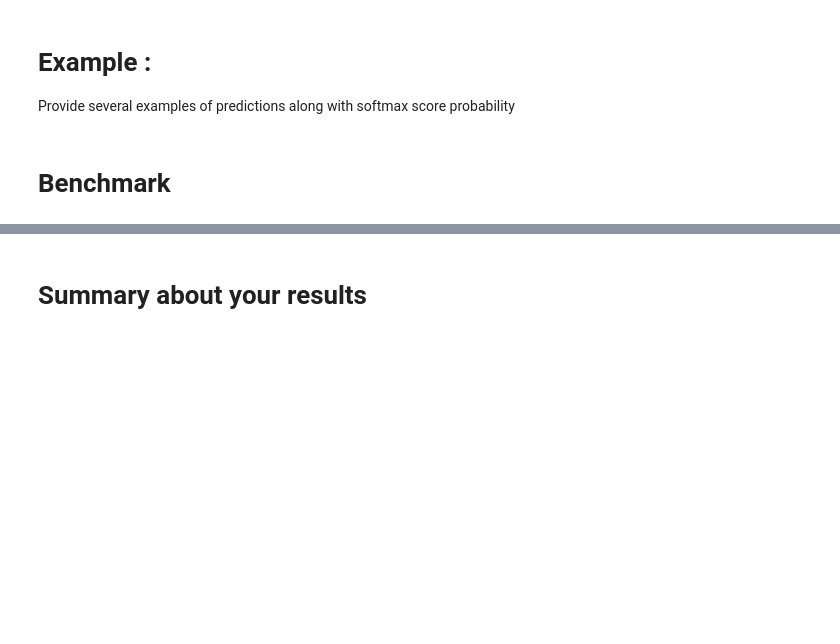
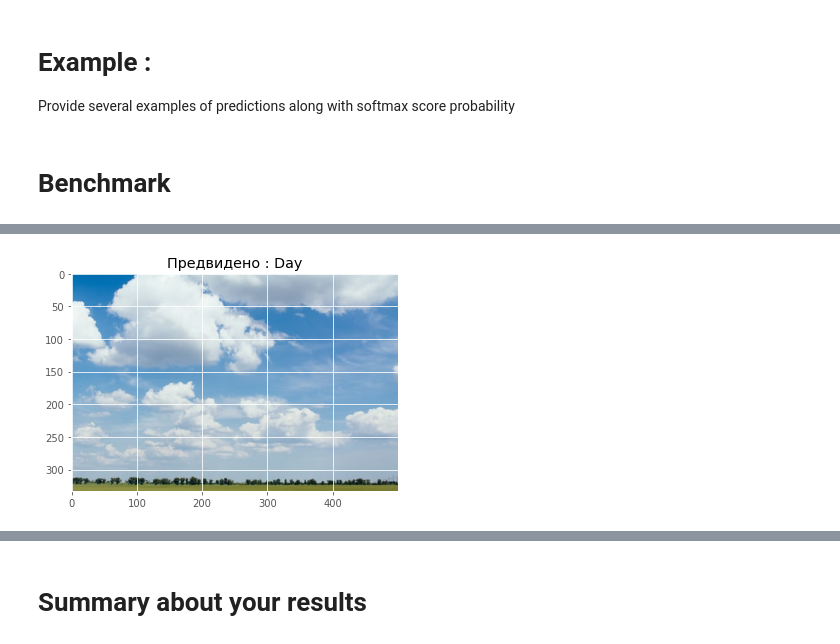
Before and after one commit to sat135/Brainster_G2_T1_Beautifai, a Jupyter notebook: Copy of Beautif_ai_Project_Template1_Dimitri.ipynb, the cells around one changed output, grey strips where cells are left out. Saved outputs shown, nothing was run; the diff lists cells and outputs as text; code cells hidden in the pictures; blank space fills up the shorter version.

```diff
--- a/Copy of Beautif_ai_Project_Template1_Dimitri.ipynb
+++ b/Copy of Beautif_ai_Project_Template1_Dimitri.ipynb
@@ -405,0 +568,4 @@ Night-Not_Separated       0.77      0.76      0.76       132
+# %%
+predict_url("https://images.unsplash.com/photo-1463947628408-f8581a2f4aca?ixlib=rb-1.2.1&ixid=MXwxMjA3fDB8MHxleHBsb3JlLWZlZWR8Mnx8fGVufDB8fHw%3D&auto=format&fit=crop&w=500&q=60")
+# %% [output]
+[figure, added]
```
Also changed, not shown: parts of 39 cells of this notebook.
